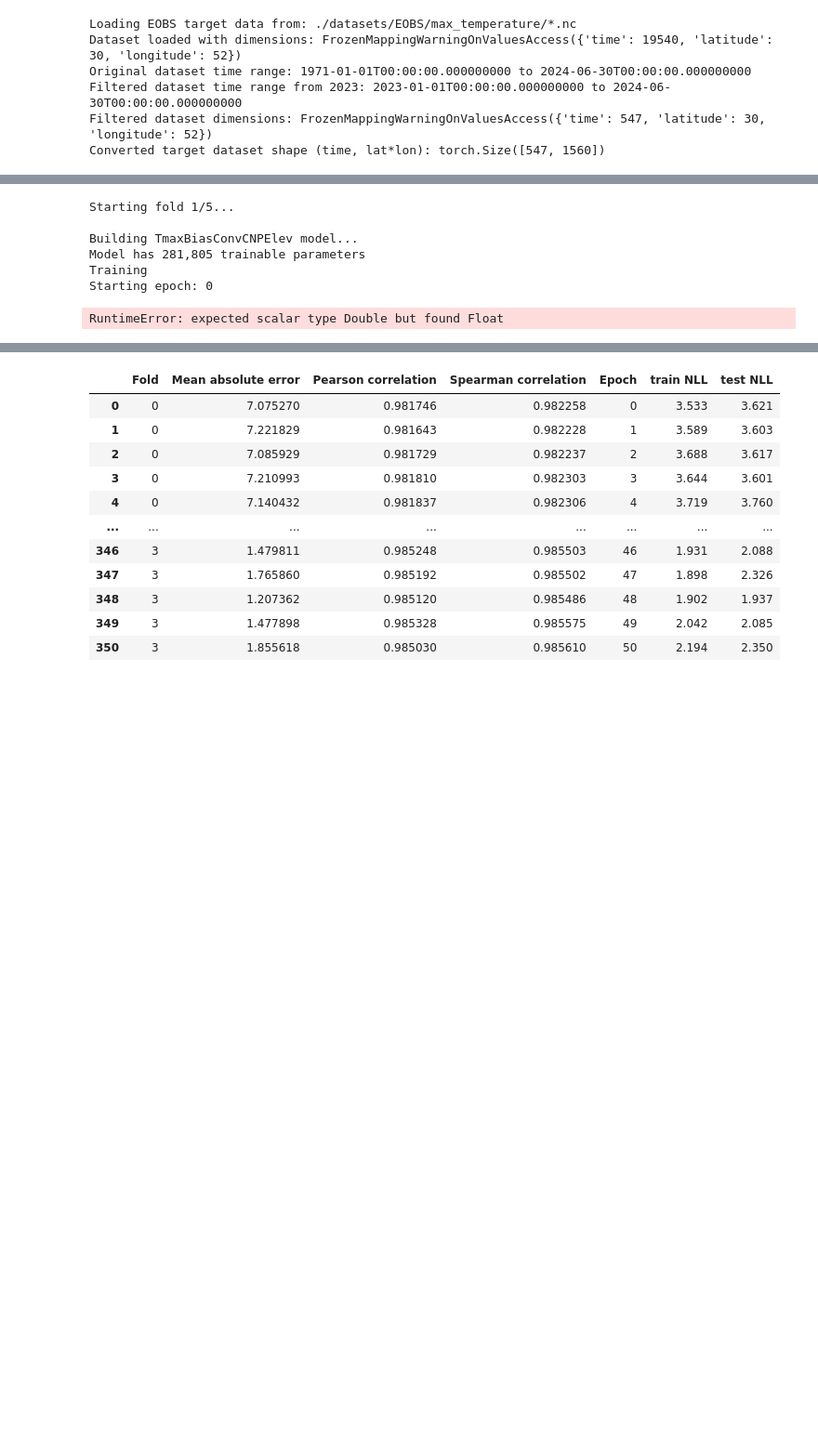
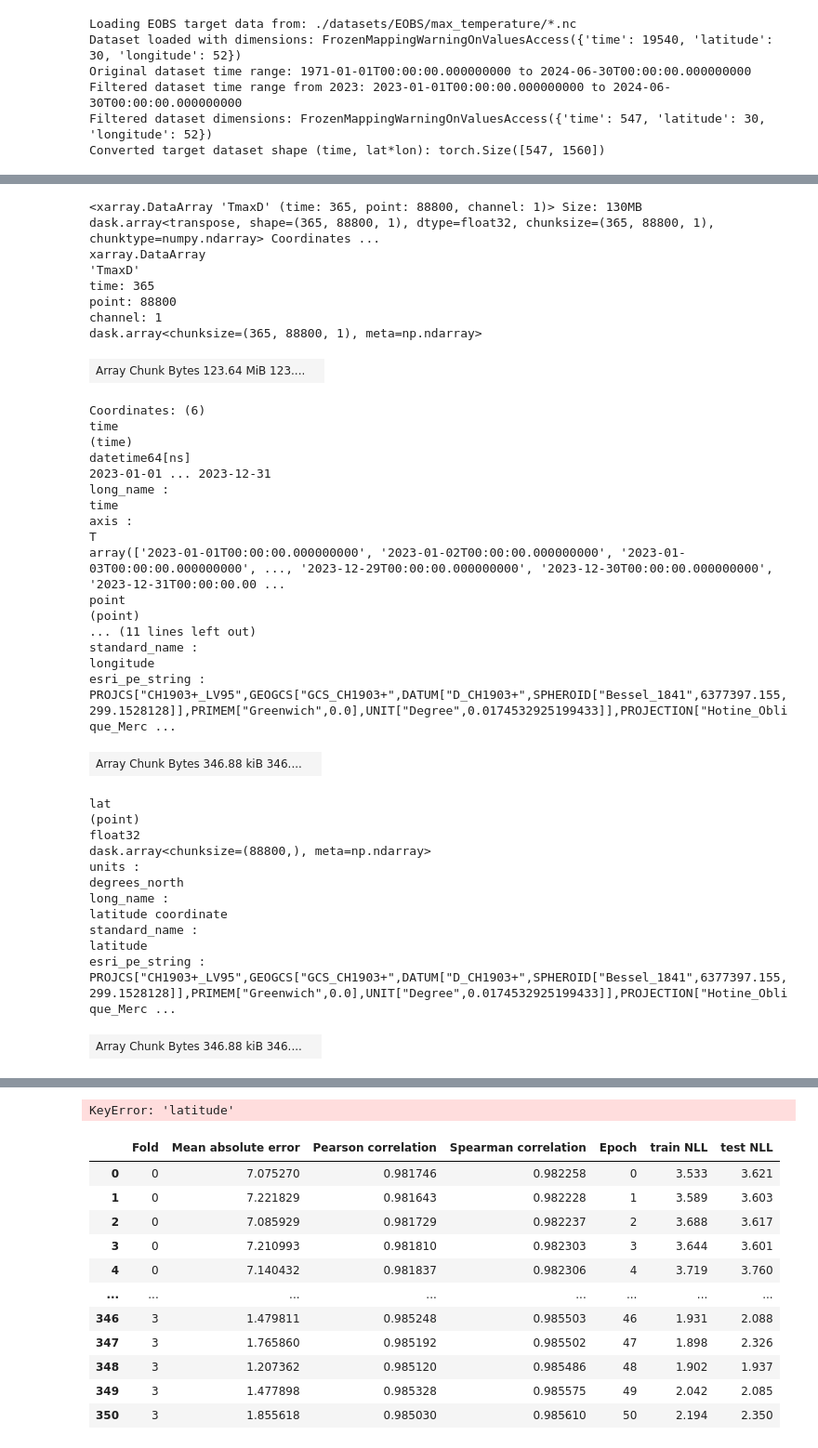
Before and after one commit to adrienpaolini/convNPClimate, a Jupyter notebook: training_notebook.ipynb, the cells around one changed output, grey strips where cells are left out. Shown at 93% size. Saved outputs shown, nothing was run; the diff lists cells and outputs as text; code cells hidden in the pictures; blank space fills up the shorter version.

```diff
--- a/training_notebook.ipynb
+++ b/training_notebook.ipynb
@@ -36,6 +36,8 @@ from convCNP.training.loss_functions import gll, gamma_ll
 from convCNP.training.utils import get_value_tmax
 from convCNP.validation.utils import get_dists
 # %%
-device = torch.device('cuda' if torch.cuda.is_available() else 'cpu')
+device = torch.device('cuda' if torch.cuda.is_available() else
+                      'mps' if torch.backends.mps.is_available() else
+                      'cpu')
 print(f'Using device: {device}')
 # %% [output]
@@ -224,7 +190,8 @@ def load_era5_data(var_glob: str,
 
     # Order matches: [Data, Lat, Lon, CosTime, SinTime]
     tensor_Z = tensor_Z.transpose('time', 'channel', 'latitude', 'longitude')
-    tensor_Z = torch.from_numpy(tensor_Z.values).to(device)
+    t = np.float32 if device == torch.device('mps') else np.float64
+    tensor_Z = torch.from_numpy(tensor_Z.values.astype(t)).to(device)
     print(f"Final tensor_Z torch tensor with shape (time, channel, lat, lon): {tensor_Z.shape}")
 
     return raw_ds, tensor_Z, stats
@@ -527,7 +494,8 @@ output_dir = Path(OUTPUT_DIR)
 output_dir.mkdir(parents=True, exist_ok=True)
 
 # Create a flat elevation map
-num_target_points = target_ds.sizes['latitude'] * target_ds.sizes['longitude']
+display(target_y)
+num_target_points = target_y.sizes['latitude'] * target_y.sizes['longitude']
 elev = torch.zeros(num_target_points, 3).to(device)
 
 # Loop over cross-validation folds
@@ -537,37 +505,69 @@ for fold in range(N_FOLDS):
     # Reset model weights and optimizer for each fold
     set_seed(SEED + fold)  # Use a different seed for each fold for robustness
     model, loss_fn, get_value_fn = build_model(VARIABLE, N_CHANNELS, N_BLOCKS, KERNEL_SIZE, LENGTH_SCALE, IN_CHANNELS)
     model = model.to(device)
     optimizer = optim.Adam(model.parameters(), lr=LR)
 
     # train_target_ds = torch.from_numpy(target_ds['t_max'].values).to(device)
     # # Reshaping from (time, latitude, longitude) to (time, latitude * longitude)
     # train_target_ds = train_target_ds.reshape(train_target_ds.shape[0], -1)
 
     # Note: fold splitting logic is inside train_elev
     # Train the model
     train_elev(
         model=model,
         opt=optimizer,
         ll=loss_fn,
         elev=elev,
         dists=dists,
         y_context=train_input_ds,
         y_target=train_target_ds,
         output_dir=OUTPUT_DIR,
         y_target_t=None,  # did not figure out what this does, it's not used in Vaughan's code
         get_value=get_value_fn,
         fold=fold,
         n_folds=N_FOLDS,
         n_epochs=N_EPOCHS
     )
 
 print(f'\nTraining finished for all {N_FOLDS} folds. Models saved in {output_dir}.')
 # %% [output]
-Starting fold 1/5...
-
-Building TmaxBiasConvCNPElev model...
-Model has 281,805 trainable parameters
-Training
-Starting epoch: 0
+<xarray.DataArray 'TmaxD' (time: 365, point: 88800, channel: 1)> Size: 130MB dask.array<transpose, shape=(365, 88800, 1), dtype=float32, chunksize=(365, 88800, 1), chunktype=numpy.ndarray> Coordinates ...
+xarray.DataArray
+'TmaxD'
+time: 365
+point: 88800
+channel: 1
+dask.array<chunksize=(365, 88800, 1), meta=np.ndarray>
+| Array Chunk Bytes 123.64 MiB 123.... |  |
-RuntimeError: expected scalar type Double but found Float
+Coordinates: (6)
+time
+(time)
+datetime64[ns]
+2023-01-01 ... 2023-12-31
+long_name :
+time
+axis :
+T
+array(['2023-01-01T00:00:00.000000000', '2023-01-02T00:00:00.000000000', '2023-01-03T00:00:00.000000000', ..., '2023-12-29T00:00:00.000000000', '2023-12-30T00:00:00.000000000', '2023-12-31T00:00:00.00 ...
+point
+(point)
+... (11 lines left out)
+standard_name :
+longitude
+esri_pe_string :
+PROJCS["CH1903+_LV95",GEOGCS["GCS_CH1903+",DATUM["D_CH1903+",SPHEROID["Bessel_1841",6377397.155,299.1528128]],PRIMEM["Greenwich",0.0],UNIT["Degree",0.0174532925199433]],PROJECTION["Hotine_Oblique_Merc ...
+| Array Chunk Bytes 346.88 kiB 346.... |  |
+lat
+(point)
+float32
+dask.array<chunksize=(88800,), meta=np.ndarray>
+units :
+degrees_north
+long_name :
+latitude coordinate
+standard_name :
+latitude
+esri_pe_string :
+PROJCS["CH1903+_LV95",GEOGCS["GCS_CH1903+",DATUM["D_CH1903+",SPHEROID["Bessel_1841",6377397.155,299.1528128]],PRIMEM["Greenwich",0.0],UNIT["Degree",0.0174532925199433]],PROJECTION["Hotine_Oblique_Merc ...
+| Array Chunk Bytes 346.88 kiB 346.... |  |
@@ -574,3 +591,4 @@ RuntimeError: expected scalar type Double but found Float
+KeyError: 'latitude'
 # %%
 stats = pd.read_csv('trained_models/stats.csv')
 stats
```
Also changed, not shown: parts of 6 cells of this notebook.
